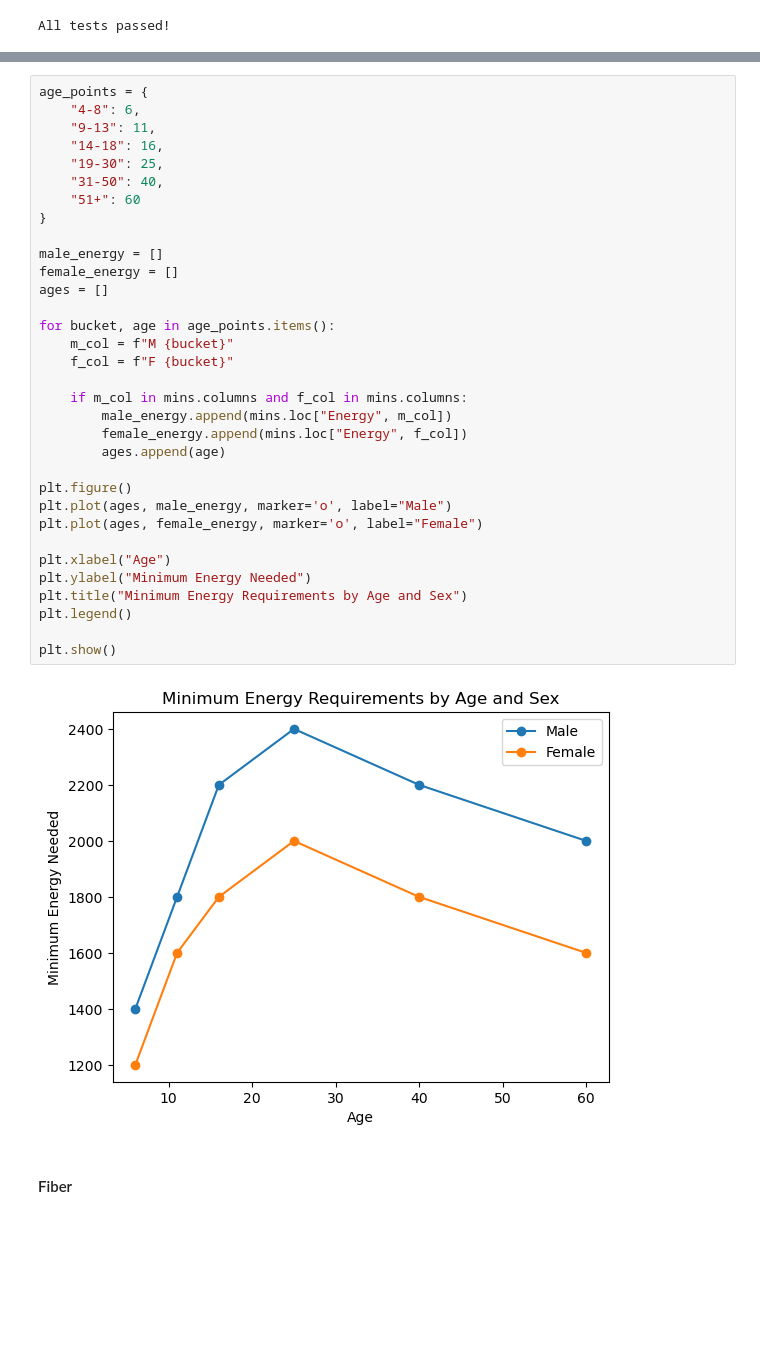
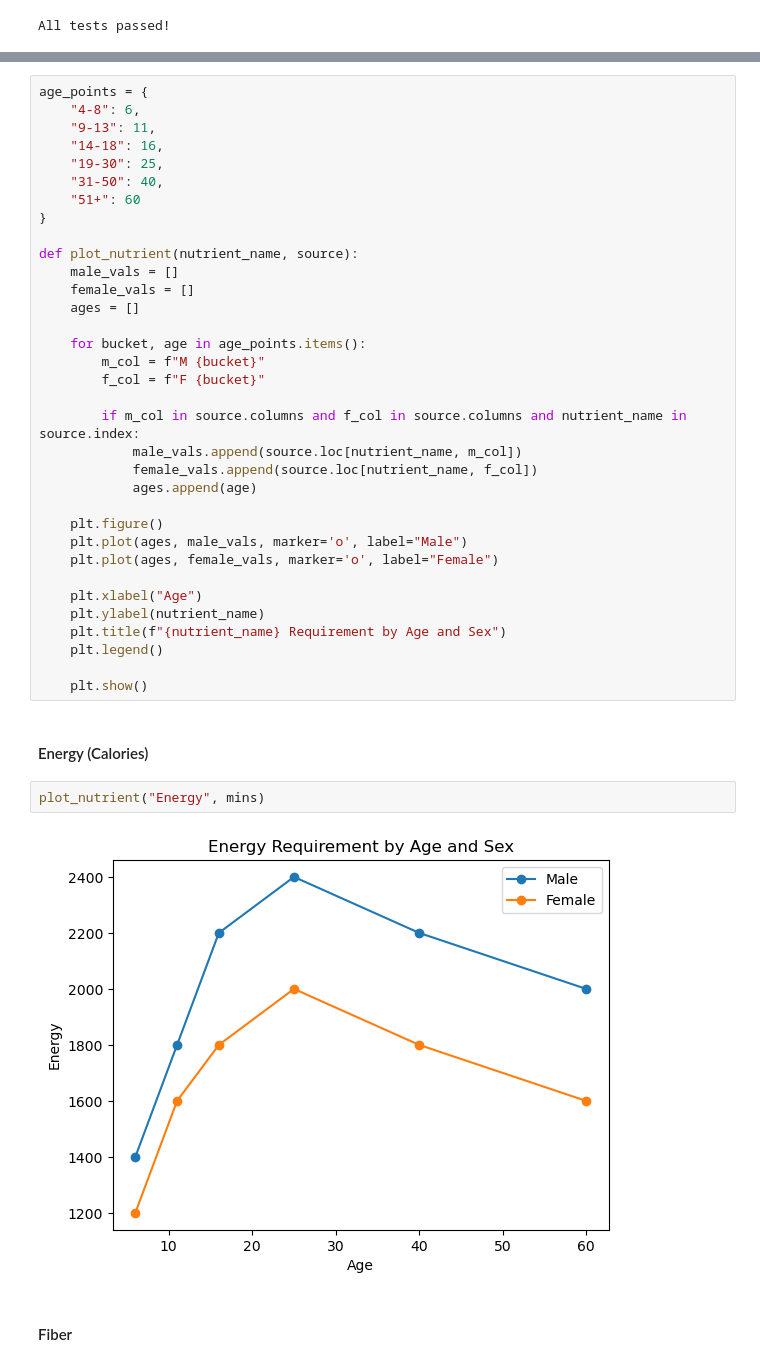
Before and after one commit to rishiboddu/EEP153_Project2_WilburAtwater, a Jupyter notebook: WilburAtwater_Final_Project.ipynb, the cells around one changed output, grey strips where cells are left out. Saved outputs shown, nothing was run; the diff lists cells and outputs as text; blank space fills up the shorter version.

```diff
--- a/WilburAtwater_Final_Project.ipynb
+++ b/WilburAtwater_Final_Project.ipynb
@@ -373,38 +372,43 @@ All tests passed!
+# %%
+age_points = {
+    "4-8": 6,
+    "9-13": 11,
+    "14-18": 16,
+    "19-30": 25,
+    "31-50": 40,
+    "51+": 60
+}
+
+def plot_nutrient(nutrient_name, source):
+    male_vals = []
+    female_vals = []
+    ages = []
+
+    for bucket, age in age_points.items():
+        m_col = f"M {bucket}"
+        f_col = f"F {bucket}"
+
+        if m_col in source.columns and f_col in source.columns and nutrient_name in source.index:
+            male_vals.append(source.loc[nutrient_name, m_col])
+            female_vals.append(source.loc[nutrient_name, f_col])
+            ages.append(age)
+
+    plt.figure()
+    plt.plot(ages, male_vals, marker='o', label="Male")
+    plt.plot(ages, female_vals, marker='o', label="Female")
+
+    plt.xlabel("Age")
+    plt.ylabel(nutrient_name)
+    plt.title(f"{nutrient_name} Requirement by Age and Sex")
+    plt.legend()
+
+    plt.show()
+# %% [markdown]
+<h4> Energy (Calories) </h4>
 # %%
-age_points = {
-    "4-8": 6,
-    "9-13": 11,
-    "14-18": 16,
-    "19-30": 25,
-    "31-50": 40,
-    "51+": 60
-}
-
-male_energy = []
-female_energy = []
-ages = []
-
-for bucket, age in age_points.items():
-    m_col = f"M {bucket}"
-    f_col = f"F {bucket}"
-
-    if m_col in mins.columns and f_col in mins.columns:
-        male_energy.append(mins.loc["Energy", m_col])
-        female_energy.append(mins.loc["Energy", f_col])
-        ages.append(age)
-
-plt.figure()
-plt.plot(ages, male_energy, marker='o', label="Male")
-plt.plot(ages, female_energy, marker='o', label="Female")
-
-plt.xlabel("Age")
-plt.ylabel("Minimum Energy Needed")
-plt.title("Minimum Energy Requirements by Age and Sex")
-plt.legend()
-
-plt.show()
+plot_nutrient("Energy", mins)
 # %% [output]
-[figure, old version]
+[figure, new version]
 # %% [markdown]
 <h4> Fiber </h4>
 # %%
```
Also changed, not shown: parts of 9 cells of this notebook.
